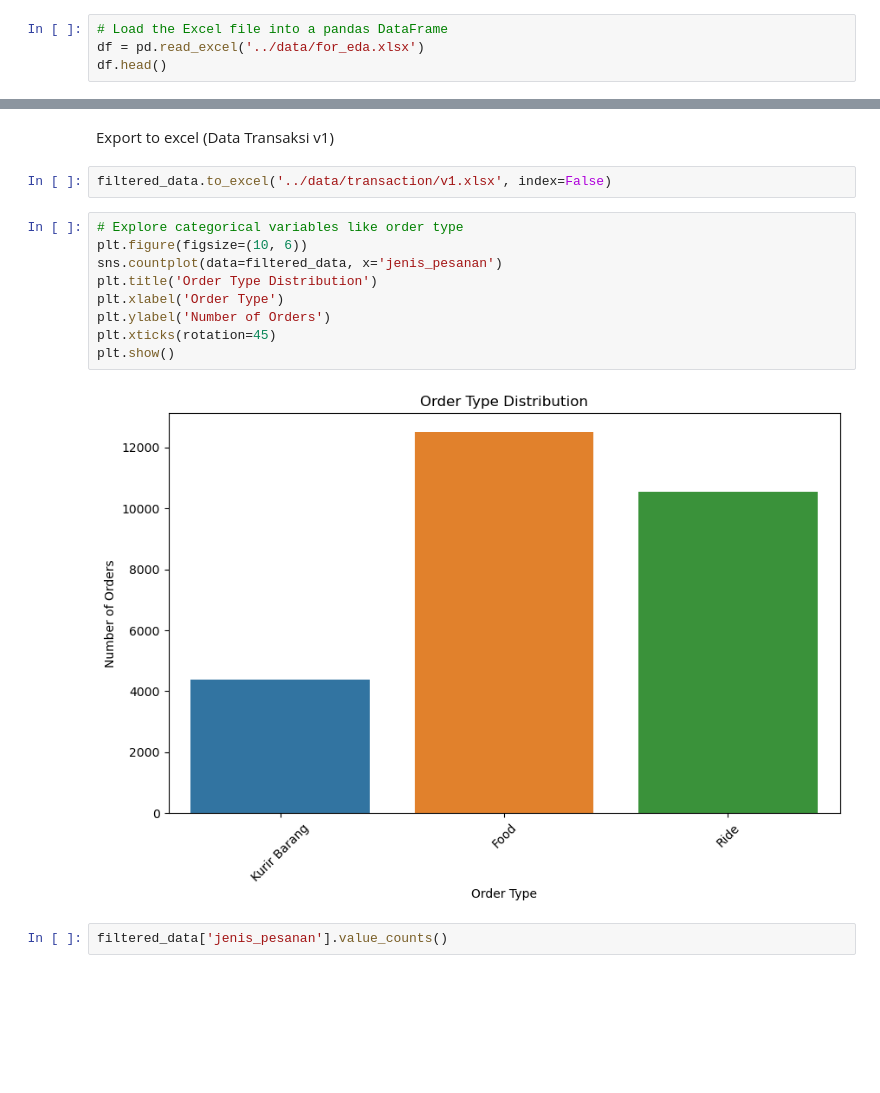
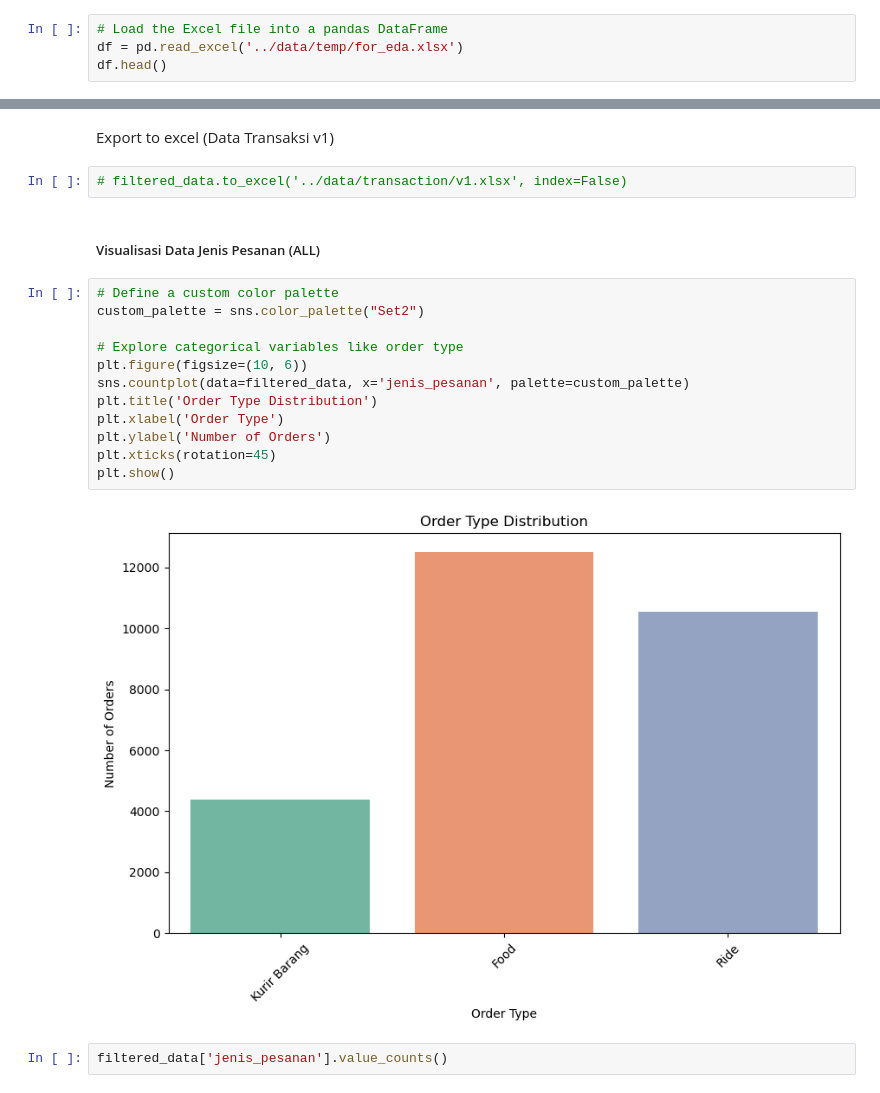
Before and after one commit to azwanazamuddin/location-choice-model, a Jupyter notebook: notebooks/eda.ipynb, the cells around one changed output, grey strips where cells are left out. Cells and saved outputs as stored; diff of their text form; blank space fills up the shorter version.

```diff
--- a/notebooks/eda.ipynb
+++ b/notebooks/eda.ipynb
@@ -20,7 +20,7 @@ import seaborn as sns
 #### Load Dataset
 # %%
 # Load the Excel file into a pandas DataFrame
-df = pd.read_excel('../data/for_eda.xlsx')
+df = pd.read_excel('../data/temp/for_eda.xlsx')
 df.head()
 # %% [output]
 |  | id | id_telp | email | tanggal | jenis_pesanan | datetime_tugas | lokasi_jemput | lat_jemput | ... |
@@ -131,18 +131,23 @@ filtered_data.shape
 # %% [markdown]
 Export to excel (Data Transaksi v1)
 # %%
-filtered_data.to_excel('../data/transaction/v1.xlsx', index=False)
+# filtered_data.to_excel('../data/transaction/v1.xlsx', index=False)
+# %% [markdown]
+##### Visualisasi Data Jenis Pesanan (ALL)
 # %%
+# Define a custom color palette
+custom_palette = sns.color_palette("Set2")
+
 # Explore categorical variables like order type
 plt.figure(figsize=(10, 6))
-sns.countplot(data=filtered_data, x='jenis_pesanan')
+sns.countplot(data=filtered_data, x='jenis_pesanan', palette=custom_palette)
 plt.title('Order Type Distribution')
 plt.xlabel('Order Type')
 plt.ylabel('Number of Orders')
 plt.xticks(rotation=45)
 plt.show()
 # %% [output]
-[figure, old version]
+[figure, new version]
 # %%
 filtered_data['jenis_pesanan'].value_counts()
 # %% [output]
```
Also changed, not shown: parts of 13 cells of this notebook, 9 other files.
